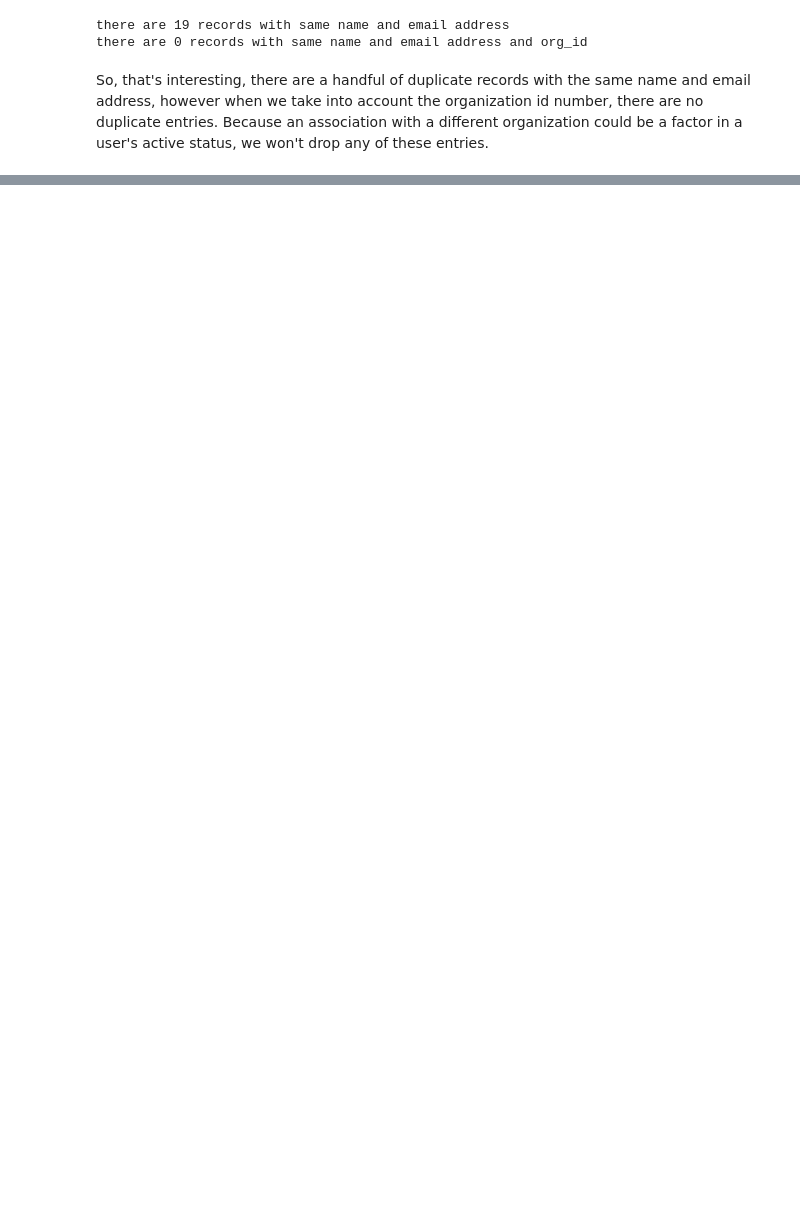
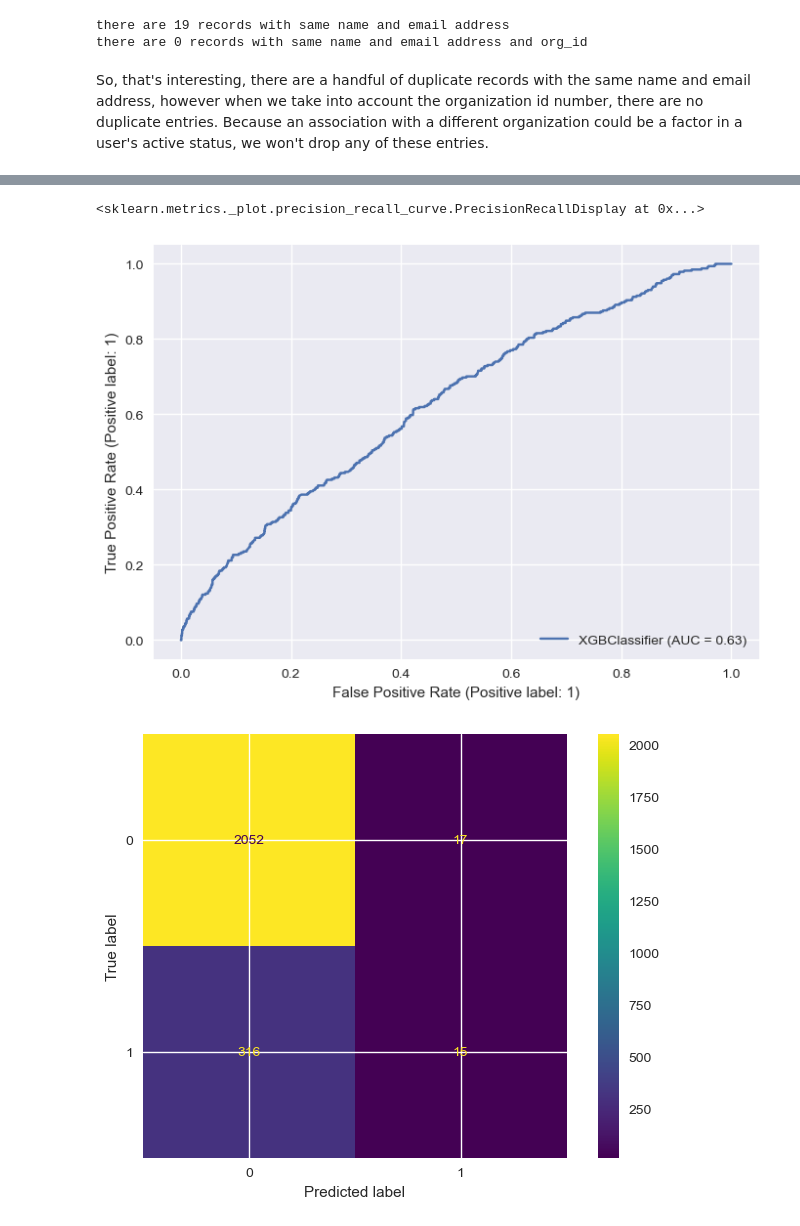
Before and after one commit to caitlinruble/Springboard, a Jupyter notebook: Assignments/relax_challenge/Relax Inc. Take-home Challenge.ipynb, the cells around one changed output, grey strips where cells are left out. Saved outputs shown, nothing was run; the diff lists cells and outputs as text; code cells hidden in the pictures; blank space fills up the shorter version.

```diff
--- a/Assignments/relax_challenge/Relax Inc. Take-home Challenge.ipynb
+++ b/Assignments/relax_challenge/Relax Inc. Take-home Challenge.ipynb
@@ -247,0 +451,7 @@ Name: invited_by_user_id, dtype: int64
+# %%
+users = users2.drop(['user_id','name','last_session_creation_time','org_id','invited_by_user_id','creation_year','creation_year_month'],axis=1)
+
+cat_features=['creation_source','opted_in_to_mailing_list','enabled_for_marketing_drip','email_domain','invited_by_adopted_user','year','year_month']
+num_features = ['n_org_users',	'n_org_active',	'org_pct_adopted',	'n_invited_users',	'n_users_adopted_and_invited',	'invitations_pct_adopted']
+cont_num_features = ['org_pct_adopted','invitations_pct_adopted']
+discrete_num_features = [['n_org_users', 'n_org_active', 'org_pct_adopted',	'n_invited_users', 'n_users_adopted_and_invited']]
@@ -247,0 +460,17 @@ Name: invited_by_user_id, dtype: int64
+# %%
+#to prepare for modeling, it's time to define our feature-space, X and target variable, y
+
+X = users.drop('adopted',axis=1)
+y = users['adopted']
+
+X = pd.get_dummies(X)
+
+
+#import Standard Scaler to scale numerical features
+from sklearn.preprocessing import StandardScaler
+from sklearn.model_selection import train_test_split
+
+scaler = StandardScaler()
+X_scaled = scaler.fit_transform(X)
+
+X_train, X_test, y_train, y_test = train_test_split(X_scaled, y, test_size=.2, stratify = y)
@@ -247,0 +535,10 @@ Name: invited_by_user_id, dtype: int64
+# %%
+#define best_model using the best model from the optuna study, above--an XGBoostClassifier model with average cross validation auc = 0.698
+best_model = XGBClassifier(gamma = 0.9953519594271443, max_depth=3, reg_alpha=0.014652107326654923, reg_lambda=0.09835877311655178, use_label_encoder=False, eval_metric='mlogloss')
+
+#train best_model on entire training set:
+best_model.fit(X_train,y_train)
+#
+#get predictions
+y_pred = best_model.predict_proba(X_test)
+y_pred_class = best_model.predict(X_test)
@@ -247,0 +583,11 @@ Name: invited_by_user_id, dtype: int64
+# %%
+#roc_auc_score, plot_roc_curve, plot_precision_recall_curve,  confusion_matrix,  classification_report, accuracy_score, precision_score, recall_score, f1_score
+#RocCurveDisplay, PrecisionRecallDisplay, ConfusionMatrixDisplay
+
+plot_roc_curve(best_model, X_test, y_test)
+plot_confusion_matrix(best_model, X_test, y_test)#, normalize='true')
+plot_precision_recall_curve(best_model, X_test, y_test)
+# %% [output]
+<sklearn.metrics._plot.precision_recall_curve.PrecisionRecallDisplay at 0x...>
+[figure, added]
+[figure, added]
```
Also changed, not shown: parts of 49 cells of this notebook, 4 other files.
